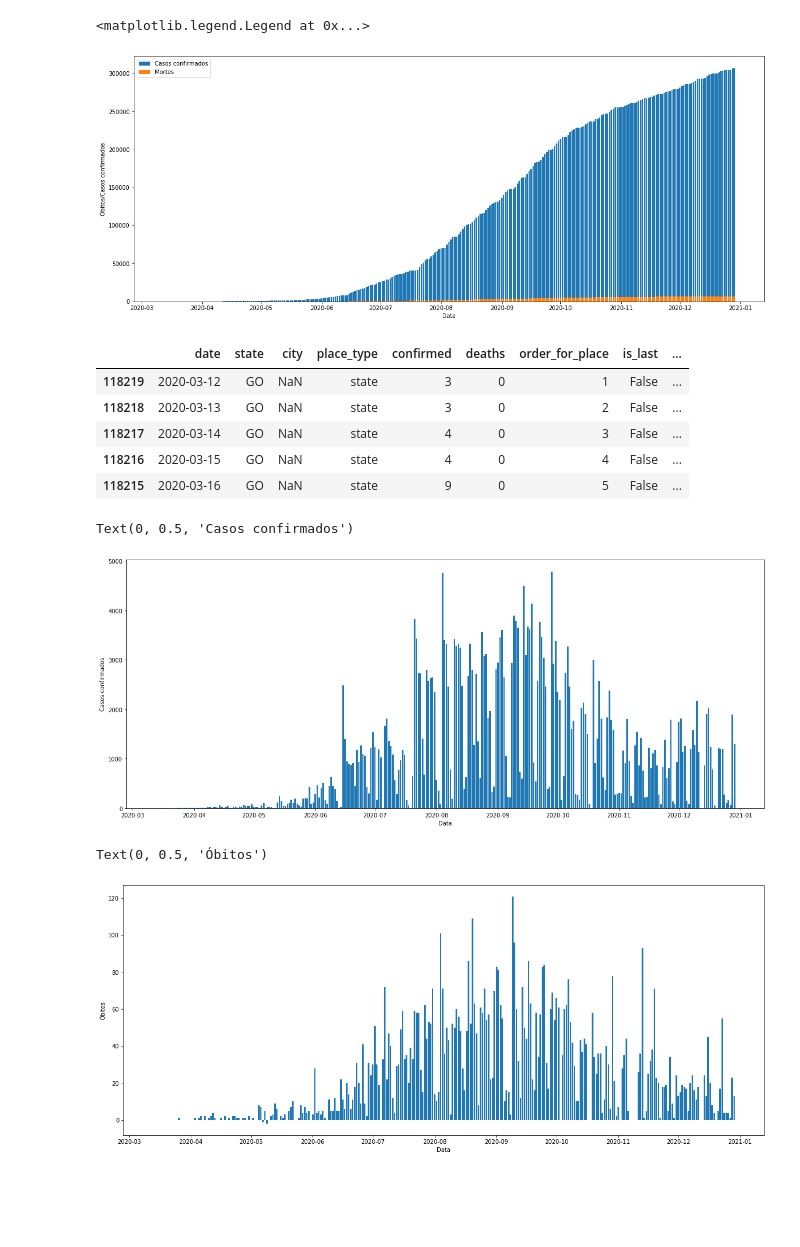
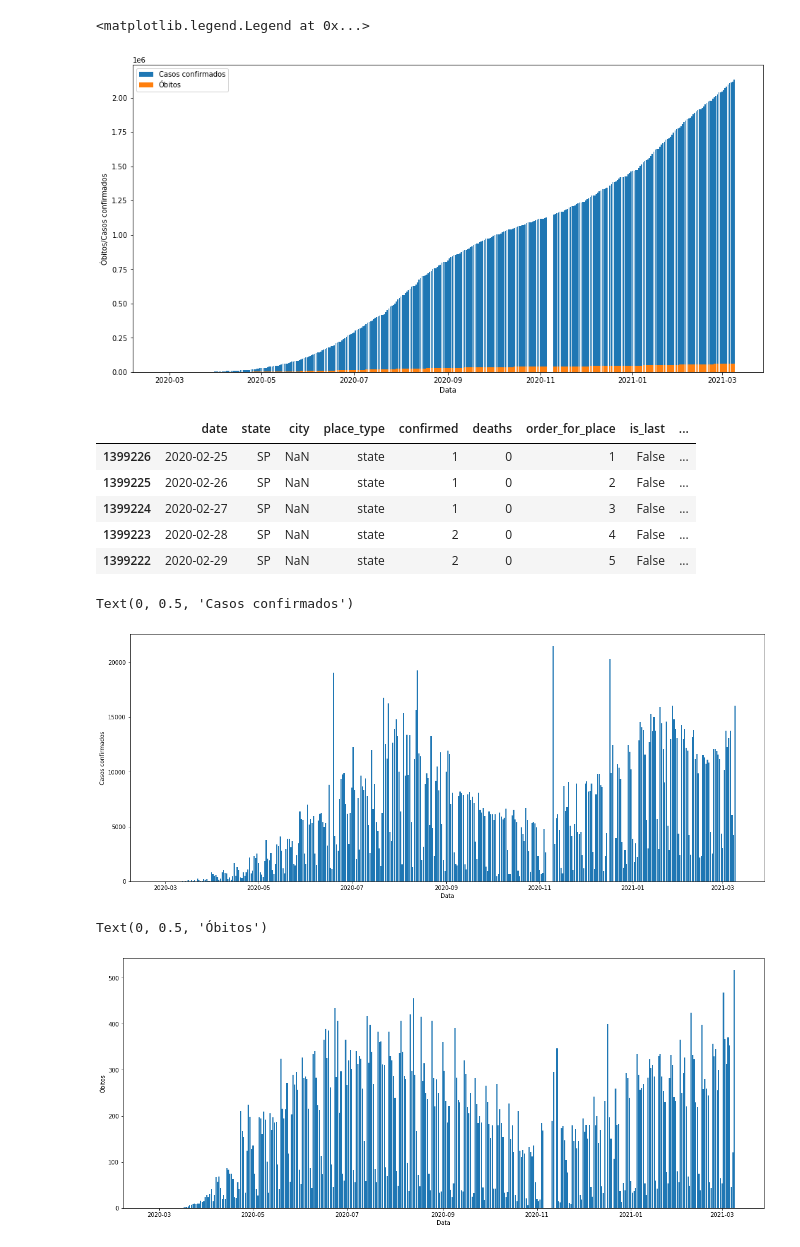
Before and after one commit to mauroslima/estudos_data_science, a Jupyter notebook: analise_exploratoria/analise_exploratoria_covid.ipynb, the cells around one changed output. Cells and saved outputs as stored; diff of their text form; code cells hidden in the pictures; blank space fills up the shorter version.

```diff
--- a/analise_exploratoria/analise_exploratoria_covid.ipynb
+++ b/analise_exploratoria/analise_exploratoria_covid.ipynb
@@ -20,8 +20,8 @@ def baixar_arquivo(url, arquivo):
 baixar_arquivo('https://data.brasil.io/dataset/covid19/caso.csv.gz', 'caso.csv.gz' )
 with gzip.open('caso.csv.gz') as f:
   df = pd.read_csv(f)
-# filtrando casos por estado
-df_go = df[(df['state'] == 'GO') & (df['place_type'] == 'state')]
-df_go.head()
+#filtrando casos por estado
+df_sp = df[(df['state'] == 'SP') & (df['place_type'] == 'state')]
+df_sp.head()
 # %% [output]
 |  | date | state | city | place_type | confirmed | deaths | order_for_place | is_last | ... |
@@ -33,7 +33,7 @@ df_go.head()
 # %%
 #conversão do campo data
-data_go['date'] = pd.to_datetime(data_go['date'])
-data_go.dtypes
+df_sp['date'] = pd.to_datetime(df_sp['date'])
+df_sp.dtypes
 # %% [output]
 date                              datetime64[ns]
 state                                     object
@@ -74,12 +72,12 @@ fig.set_yscale('log')
 # %%
 #comparação casos confirmados X mortes
-plt.figure(figsize=(20,8))
-fig = plt.bar(data_go.date, data_go.confirmed, label='Casos confirmados')
-plt.bar(data_go.date, data_go.deaths, label='Mortes')
+plt.figure(figsize=(16,8))
+fig = plt.bar(df_sp.date, df_sp.confirmed, label='Casos confirmados')
+plt.bar(df_sp.date, df_sp.deaths, label='Óbitos')
 plt.xlabel('Data')
 plt.ylabel('Óbitos/Casos confirmados', rotation=90)
 plt.legend()
 # %% [output]
 <matplotlib.legend.Legend at 0x...>
-[figure, old version]
+[figure, new version]
 # %%
@@ -87,30 +85,30 @@ data_go.sort_values(by='date', inplace=True)
 # %%
-data_go['acceleration_confirmed'] = data_go['confirmed'].diff()
-data_go['acceleration_deaths'] = data_go['deaths'].diff()
-data_go.head()
+df_sp['acceleration_confirmed'] = df_sp['confirmed'].diff()
+df_sp['acceleration_deaths'] = df_sp['deaths'].diff()
+df_sp.head()
 # %% [output]
 |  | date | state | city | place_type | confirmed | deaths | order_for_place | is_last | ... |
-| 118219 | 2020-03-12 | GO | NaN | state | 3 | 0 | 1 | False | ... |
-| 118218 | 2020-03-13 | GO | NaN | state | 3 | 0 | 2 | False | ... |
-| 118217 | 2020-03-14 | GO | NaN | state | 4 | 0 | 3 | False | ... |
-| 118216 | 2020-03-15 | GO | NaN | state | 4 | 0 | 4 | False | ... |
-| 118215 | 2020-03-16 | GO | NaN | state | 9 | 0 | 5 | False | ... |
+| 1399226 | 2020-02-25 | SP | NaN | state | 1 | 0 | 1 | False | ... |
+| 1399225 | 2020-02-26 | SP | NaN | state | 1 | 0 | 2 | False | ... |
+| 1399224 | 2020-02-27 | SP | NaN | state | 1 | 0 | 3 | False | ... |
+| 1399223 | 2020-02-28 | SP | NaN | state | 2 | 0 | 4 | False | ... |
+| 1399222 | 2020-02-29 | SP | NaN | state | 2 | 0 | 5 | False | ... |
 # %%
 #aceleração dos novos casos
 plt.figure(figsize=(20,8))
-fig = plt.bar(data_go.date, data_go.acceleration_confirmed, label='Aceleração de novos casos')
+fig = plt.bar(df_sp.date, df_sp.acceleration_confirmed, label='Aceleração de novos casos')
 plt.xlabel('Data')
 plt.ylabel('Casos confirmados', rotation=90)
 # %% [output]
 Text(0, 0.5, 'Casos confirmados')
-[figure, old version]
+[figure, new version]
 # %%
 #aceleração dos óbitos
 plt.figure(figsize=(20,8))
-fig = plt.bar(data_go.date, data_go.acceleration_deaths, label='Aceleração de óbitos')
+fig = plt.bar(df_sp.date, df_sp.acceleration_deaths, label='Aceleração de óbitos')
 plt.xlabel('Data')
 plt.ylabel('Óbitos', rotation=90)
 # %% [output]
 Text(0, 0.5, 'Óbitos')
-[figure, old version]
+[figure, new version]
 # %%
```
Also changed, not shown: parts of 14 cells of this notebook.
